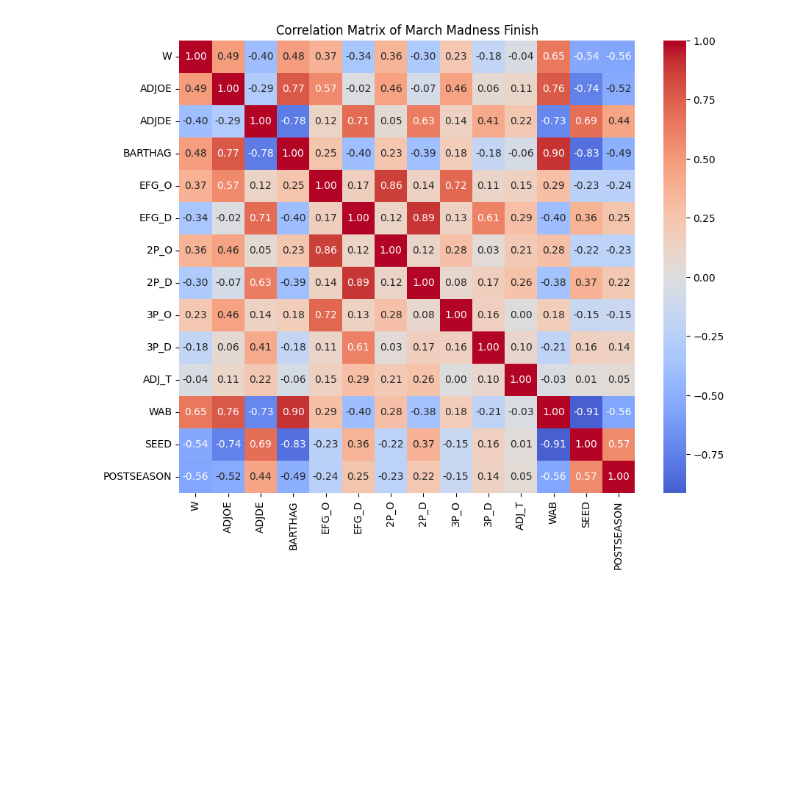
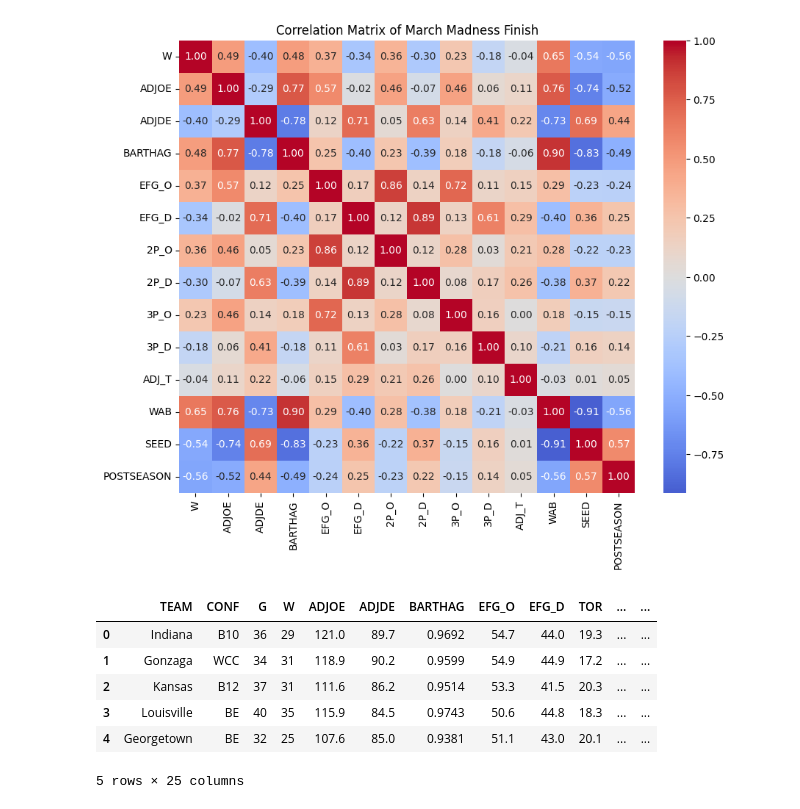
Before and after one commit to isaacanders0n/MarchMadness, a Jupyter notebook: projectDag/EDA.ipynb, the cells around one changed output. Saved outputs shown, nothing was run; the diff lists cells and outputs as text; code cells hidden in the pictures; blank space fills up the shorter version.

```diff
--- a/projectDag/EDA.ipynb
+++ b/projectDag/EDA.ipynb
@@ -143,3 +143,13 @@ plt.title('Correlation Matrix of March Madness Finish')
 plt.show()
 # %% [output]
 [figure]
+# %%
+df.head()
+# %% [output]
+|  | TEAM | CONF | G | W | ADJOE | ADJDE | BARTHAG | EFG_O | EFG_D | TOR | ... | ... |
+| 0 | Indiana | B10 | 36 | 29 | 121.0 | 89.7 | 0.9692 | 54.7 | 44.0 | 19.3 | ... | ... |
+| 1 | Gonzaga | WCC | 34 | 31 | 118.9 | 90.2 | 0.9599 | 54.9 | 44.9 | 17.2 | ... | ... |
+| 2 | Kansas | B12 | 37 | 31 | 111.6 | 86.2 | 0.9514 | 53.3 | 41.5 | 20.3 | ... | ... |
+| 3 | Louisville | BE | 40 | 35 | 115.9 | 84.5 | 0.9743 | 50.6 | 44.8 | 18.3 | ... | ... |
+| 4 | Georgetown | BE | 32 | 25 | 107.6 | 85.0 | 0.9381 | 51.1 | 43.0 | 20.1 | ... | ... |
+5 rows × 25 columns
```
Also changed, not shown: parts of 1 cell of this notebook.
